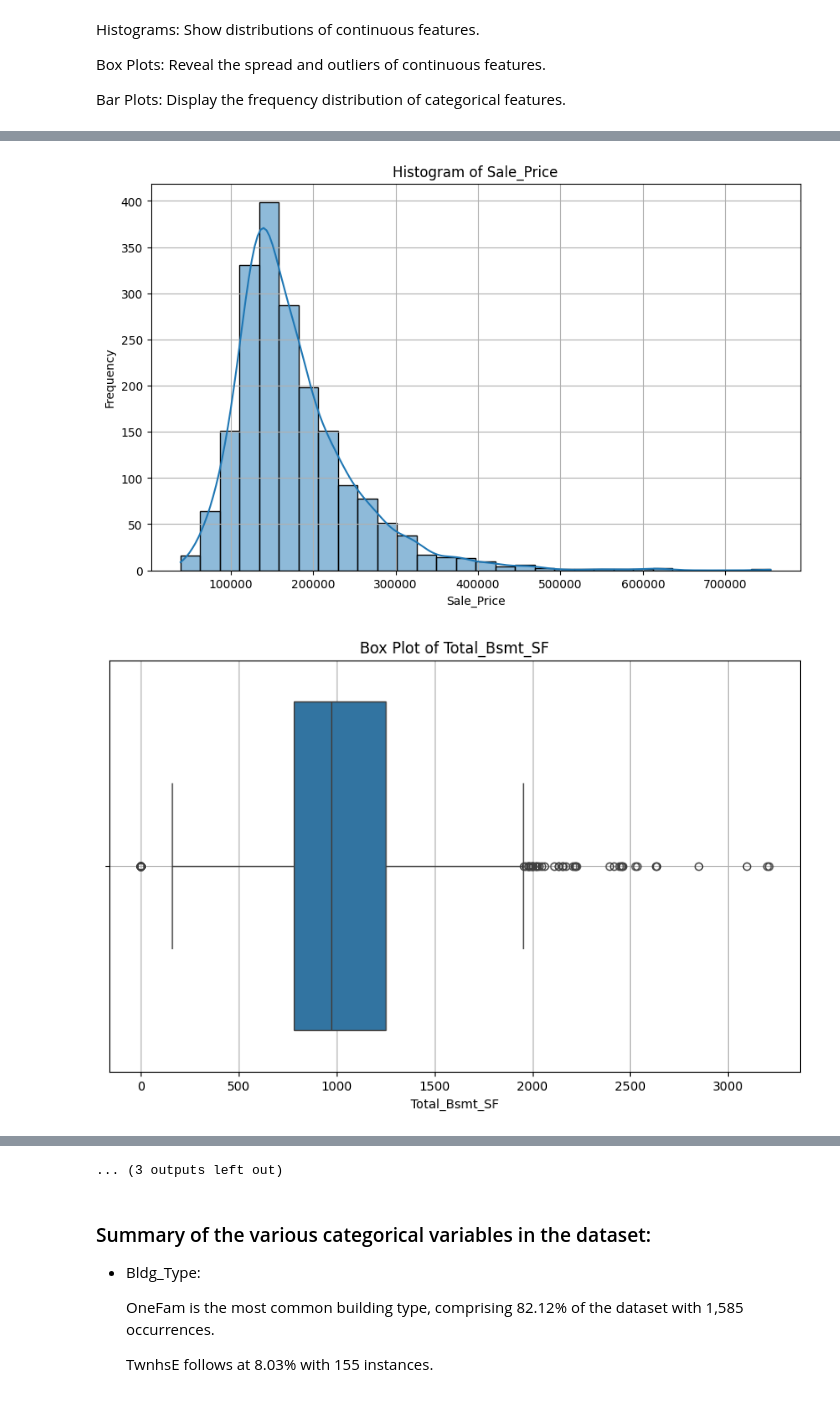
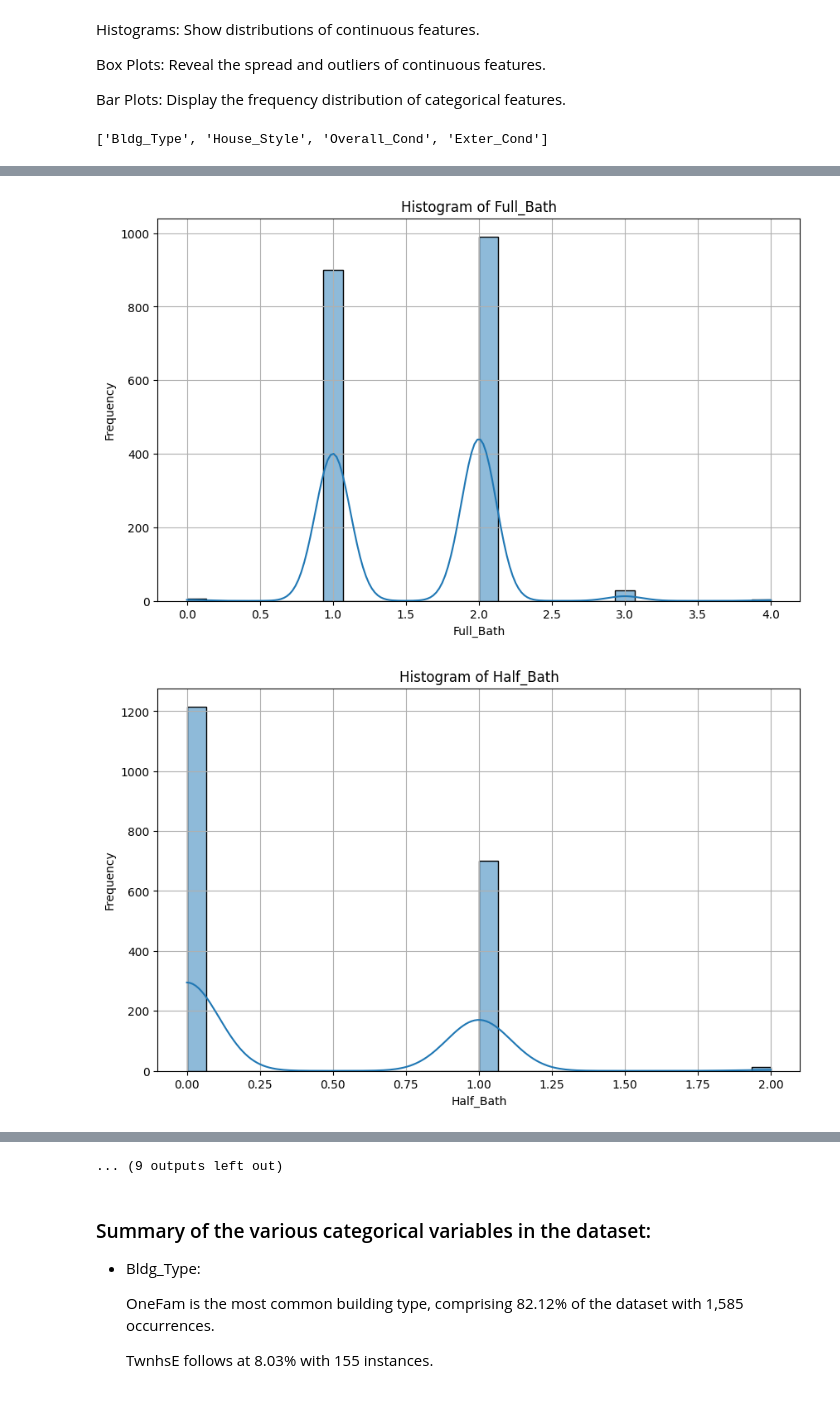
Before and after one commit to Sunday-Oladokun/Predictive-Modelling-Of-House-Prices-Using-Regression-Models, a Jupyter notebook: House Prices new.ipynb, the cells around one changed output, grey strips where cells are left out. Saved outputs shown, nothing was run; the diff lists cells and outputs as text; code cells hidden in the pictures.

Commit message:
Visualization Updates

```diff
--- a/House Prices new.ipynb
+++ b/House Prices new.ipynb
@@ -718,6 +740,10 @@ Histograms: Show distributions of continuous features.
 Box Plots: Reveal the spread and outliers of continuous features.
 
 Bar Plots: Display the frequency distribution of categorical features.
+# %%
+categorical_features
+# %% [output]
+['Bldg_Type', 'House_Style', 'Overall_Cond', 'Exter_Cond']
 # %%
 # Function to create histograms for specified columns
 def plot_histograms(df, columns):
@@ -747,35 +773,48 @@ def plot_barplots(df, columns):
         sns.countplot(x=df[col])  # Plot a bar plot (count plot) for the specified column
         plt.title(f'Bar Plot of {col}')  # Set the title of the plot
         plt.xlabel(col)  # Label the x-axis with the column name
         plt.ylabel('Count')  # Label the y-axis with 'Count'
         plt.xticks(rotation=45)  # Rotate x-axis labels for better readability
         plt.grid(True)  # Enable gridlines for better readability
         plt.show()  # Display the plot
 
 # Define the columns for graphical analysis
-histogram_columns = ['Lot_Frontage', 'Lot_Area', 'Year_Built', 'Total_Bsmt_SF',
-                     'First_Flr_SF', 'Second_Flr_SF', 'Sale_Price']
+histogram_columns = ['Lot_Frontage',
+ 'Lot_Area',
+ 'Year_Built',
+ 'Total_Bsmt_SF',
+ 'First_Flr_SF',
+ 'Second_Flr_SF',
+ 'Full_Bath',
+ 'Half_Bath',
+ 'Bedroom_AbvGr',
+ 'Kitchen_AbvGr',
+ 'Fireplaces',
+ 'Longitude',
+ 'Latitude',
+ 'Sale_Price']
+
 
 # Columns for creating box plots
 boxplot_columns = ['Total_Bsmt_SF', 'First_Flr_SF', 'Second_Flr_SF']
 
 # Columns for creating bar plots
-barplot_columns = ['Full_Bath', 'Half_Bath', 'Bedroom_AbvGr', 'Kitchen_AbvGr', 'Fireplaces']
+barplot_columns = ['Bldg_Type', 'House_Style', 'Overall_Cond', 'Exter_Cond']
 
 # Generate and display the histograms for the specified columns
 plot_histograms(train_df, histogram_columns)
 
 # Generate and display the box plots for the specified columns
 plot_boxplots(train_df, boxplot_columns)
 
 # Generate and display the bar plots for the specified columns
 plot_barplots(train_df, barplot_columns)
 # %% [output]
 [figure]
 [figure]
 [figure]
 [figure]
 [figure]
 [figure]
-[figure, old version]
+[figure, new version]
-[figure, old version]
+[figure, new version]
@@ -786,4 +825,4 @@ plot_barplots(train_df, barplot_columns)
-... (3 outputs left out)
+... (9 outputs left out)
 # %% [markdown]
 ### Summary of the various categorical variables in the dataset:
 
```
Also changed, not shown: parts of 3 cells of this notebook, 3 other files.
